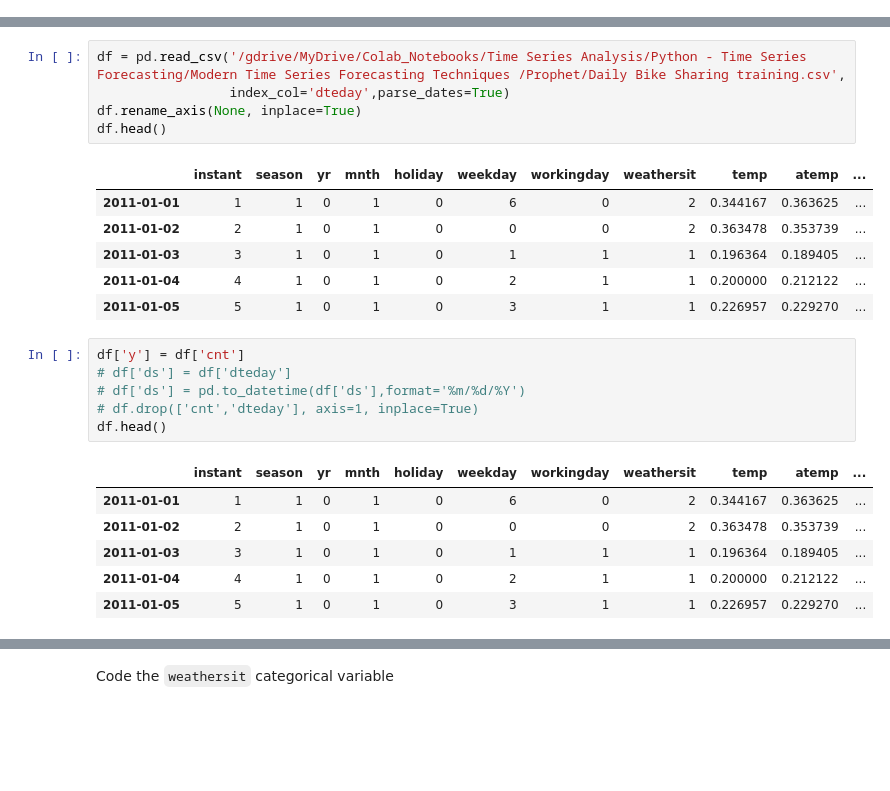
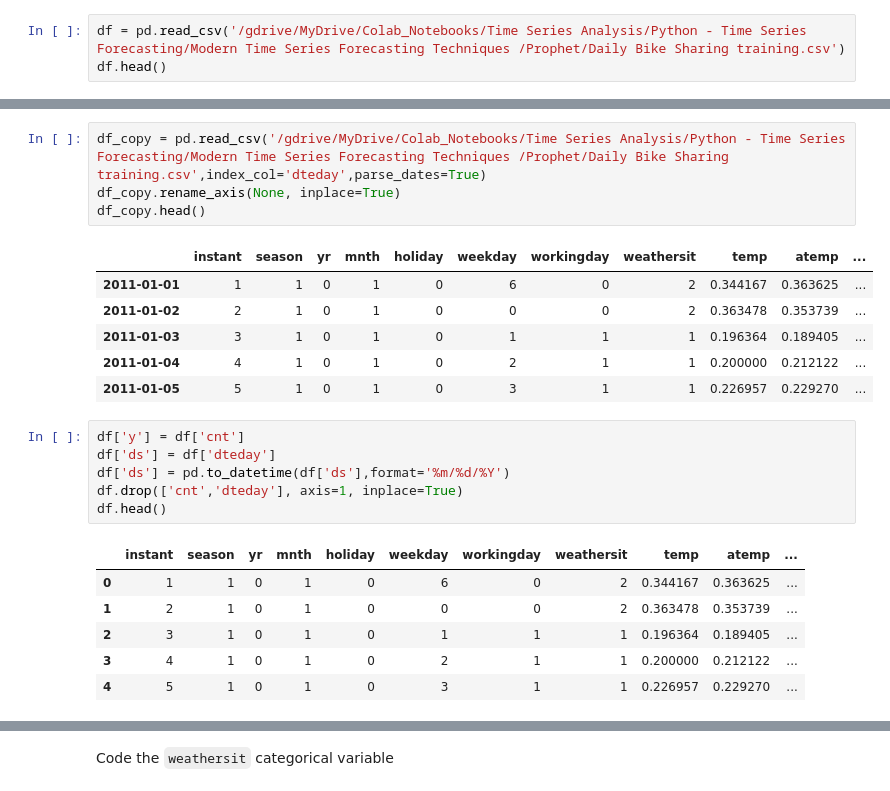
Before and after one commit to ROARMarketingConcepts/Times-Series-Analysis-with-Python, a Jupyter notebook: Modern Time Series Forecasting Techniques /Prophet/Forecasting_Times_Series_with_Prophet.ipynb, the cells around one changed output, grey strips where cells are left out. Saved outputs shown, nothing was run; the diff lists cells and outputs as text; blank space fills up the shorter version.

```diff
--- a/Modern Time Series Forecasting Techniques /Prophet/Forecasting_Times_Series_with_Prophet.ipynb
+++ b/Modern Time Series Forecasting Techniques /Prophet/Forecasting_Times_Series_with_Prophet.ipynb
@@ -24,3 +24,6 @@ Drive already mounted at /gdrive; to attempt to forcibly remount, call drive.mou
 /gdrive
 # %% [markdown]
 # Import the Bicycle Ride Sharing Dataset
+# %%
+df = pd.read_csv('/gdrive/MyDrive/Colab_Notebooks/Time Series Analysis/Python - Time Series Forecasting/Modern Time Series Forecasting Techniques /Prophet/Daily Bike Sharing training.csv')
+df.head()
@@ -27,8 +39,7 @@ Drive already mounted at /gdrive; to attempt to forcibly remount, call drive.mou
 # %%
-df = pd.read_csv('/gdrive/MyDrive/Colab_Notebooks/Time Series Analysis/Python - Time Series Forecasting/Modern Time Series Forecasting Techniques /Prophet/Daily Bike Sharing training.csv',
-                 index_col='dteday',parse_dates=True)
-df.rename_axis(None, inplace=True)
-df.head()
+df_copy = pd.read_csv('/gdrive/MyDrive/Colab_Notebooks/Time Series Analysis/Python - Time Series Forecasting/Modern Time Series Forecasting Techniques /Prophet/Daily Bike Sharing training.csv',index_col='dteday',parse_dates=True)
+df_copy.rename_axis(None, inplace=True)
+df_copy.head()
 # %% [output]
 |  | instant | season | yr | mnth | holiday | weekday | workingday | weathersit | temp | atemp | ... |
 | 2011-01-01 | 1 | 1 | 0 | 1 | 0 | 6 | 0 | 2 | 0.344167 | 0.363625 | ... |
@@ -38,14 +49,14 @@ df.head()
 | 2011-01-05 | 5 | 1 | 0 | 1 | 0 | 3 | 1 | 1 | 0.226957 | 0.229270 | ... |
 # %%
 df['y'] = df['cnt']
-# df['ds'] = df['dteday']
-# df['ds'] = pd.to_datetime(df['ds'],format='%m/%d/%Y')
-# df.drop(['cnt','dteday'], axis=1, inplace=True)
+df['ds'] = df['dteday']
+df['ds'] = pd.to_datetime(df['ds'],format='%m/%d/%Y')
+df.drop(['cnt','dteday'], axis=1, inplace=True)
 df.head()
 # %% [output]
 |  | instant | season | yr | mnth | holiday | weekday | workingday | weathersit | temp | atemp | ... |
-| 2011-01-01 | 1 | 1 | 0 | 1 | 0 | 6 | 0 | 2 | 0.344167 | 0.363625 | ... |
-| 2011-01-02 | 2 | 1 | 0 | 1 | 0 | 0 | 0 | 2 | 0.363478 | 0.353739 | ... |
-| 2011-01-03 | 3 | 1 | 0 | 1 | 0 | 1 | 1 | 1 | 0.196364 | 0.189405 | ... |
-| 2011-01-04 | 4 | 1 | 0 | 1 | 0 | 2 | 1 | 1 | 0.200000 | 0.212122 | ... |
-| 2011-01-05 | 5 | 1 | 0 | 1 | 0 | 3 | 1 | 1 | 0.226957 | 0.229270 | ... |
+| 0 | 1 | 1 | 0 | 1 | 0 | 6 | 0 | 2 | 0.344167 | 0.363625 | ... |
+| 1 | 2 | 1 | 0 | 1 | 0 | 0 | 0 | 2 | 0.363478 | 0.353739 | ... |
+| 2 | 3 | 1 | 0 | 1 | 0 | 1 | 1 | 1 | 0.196364 | 0.189405 | ... |
+| 3 | 4 | 1 | 0 | 1 | 0 | 2 | 1 | 1 | 0.200000 | 0.212122 | ... |
+| 4 | 5 | 1 | 0 | 1 | 0 | 3 | 1 | 1 | 0.226957 | 0.229270 | ... |
```
Also changed, not shown: parts of 33 cells of this notebook.
